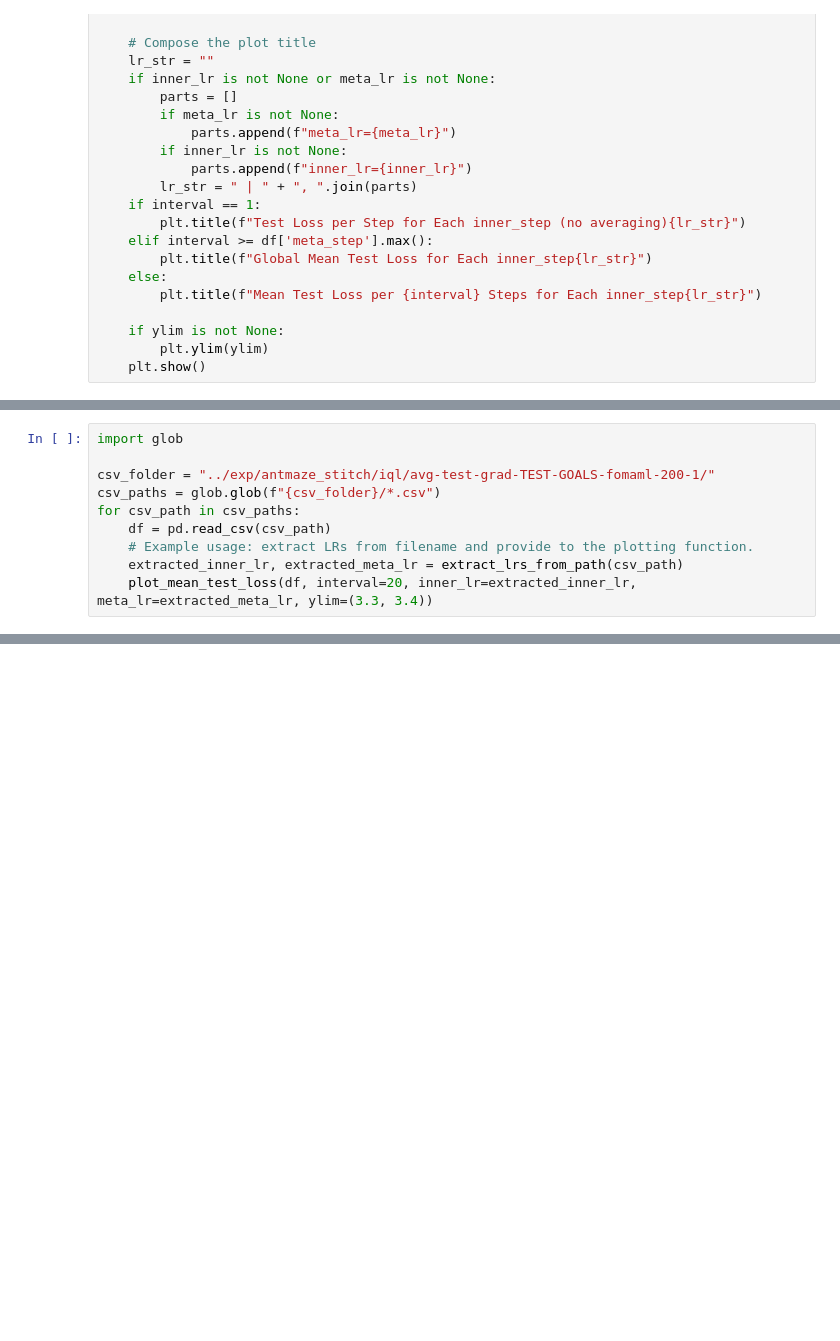
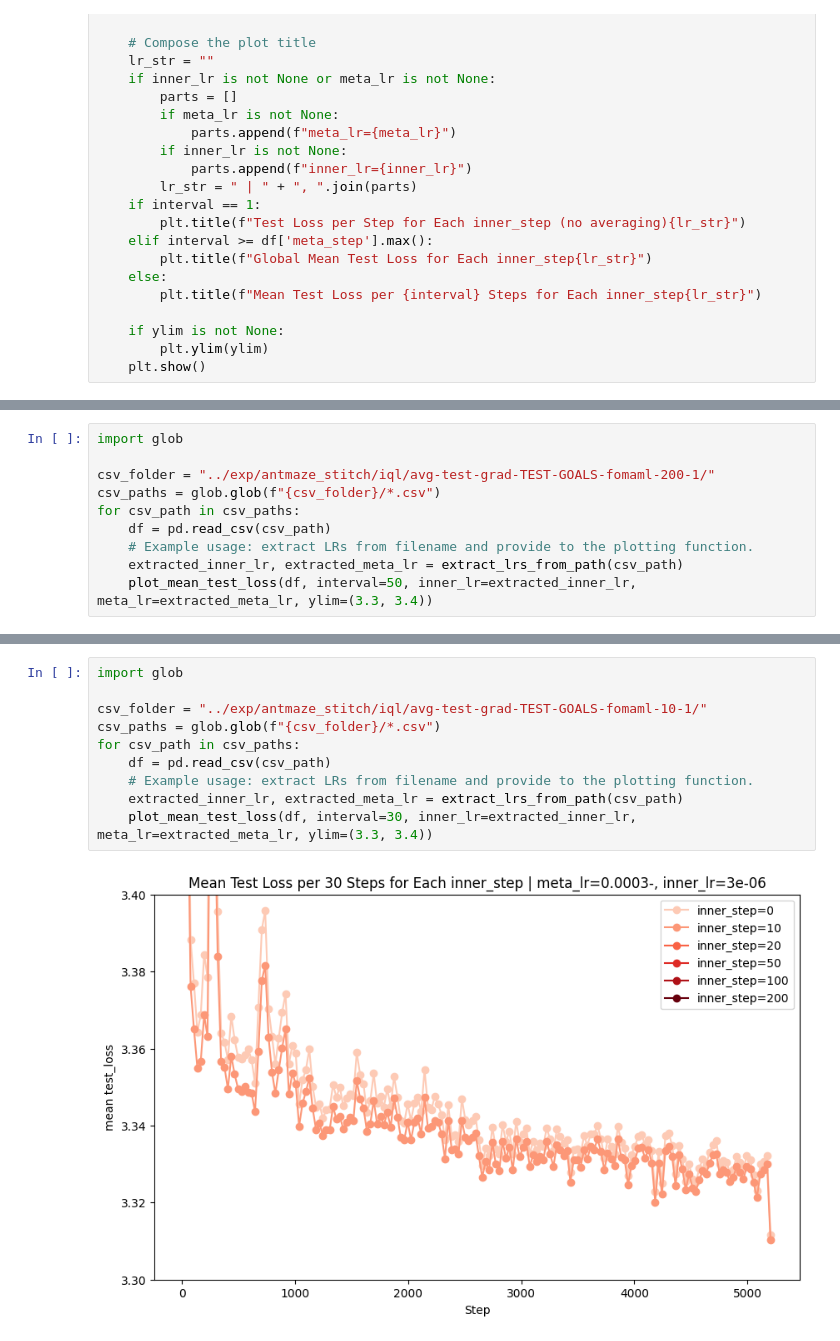
Before and after one commit to antoniomari/meta-gc-rl, a Jupyter notebook: notebooks/lr_ablation.ipynb, the cells around one changed output, grey strips where cells are left out. Saved outputs shown, nothing was run; the diff lists cells and outputs as text; blank space fills up the shorter version.

```diff
--- a/notebooks/lr_ablation.ipynb
+++ b/notebooks/lr_ablation.ipynb
@@ -144,5 +158,5 @@ for csv_path in csv_paths:
     df = pd.read_csv(csv_path)
     # Example usage: extract LRs from filename and provide to the plotting function.
     extracted_inner_lr, extracted_meta_lr = extract_lrs_from_path(csv_path)
-    plot_mean_test_loss(df, interval=20, inner_lr=extracted_inner_lr, meta_lr=extracted_meta_lr, ylim=(3.3, 3.4))
+    plot_mean_test_loss(df, interval=50, inner_lr=extracted_inner_lr, meta_lr=extracted_meta_lr, ylim=(3.3, 3.4))
 # %% [output]
@@ -149,0 +168,12 @@ for csv_path in csv_paths:
+# %%
+import glob
+
+csv_folder = "../exp/antmaze_stitch/iql/avg-test-grad-TEST-GOALS-fomaml-10-1/"
+csv_paths = glob.glob(f"{csv_folder}/*.csv")
+for csv_path in csv_paths:
+    df = pd.read_csv(csv_path)
+    # Example usage: extract LRs from filename and provide to the plotting function.
+    extracted_inner_lr, extracted_meta_lr = extract_lrs_from_path(csv_path)
+    plot_mean_test_loss(df, interval=30, inner_lr=extracted_inner_lr, meta_lr=extracted_meta_lr, ylim=(3.3, 3.4))
+# %% [output]
+[figure, added]
```
Also changed, not shown: parts of 5 cells of this notebook, 22 other files.
